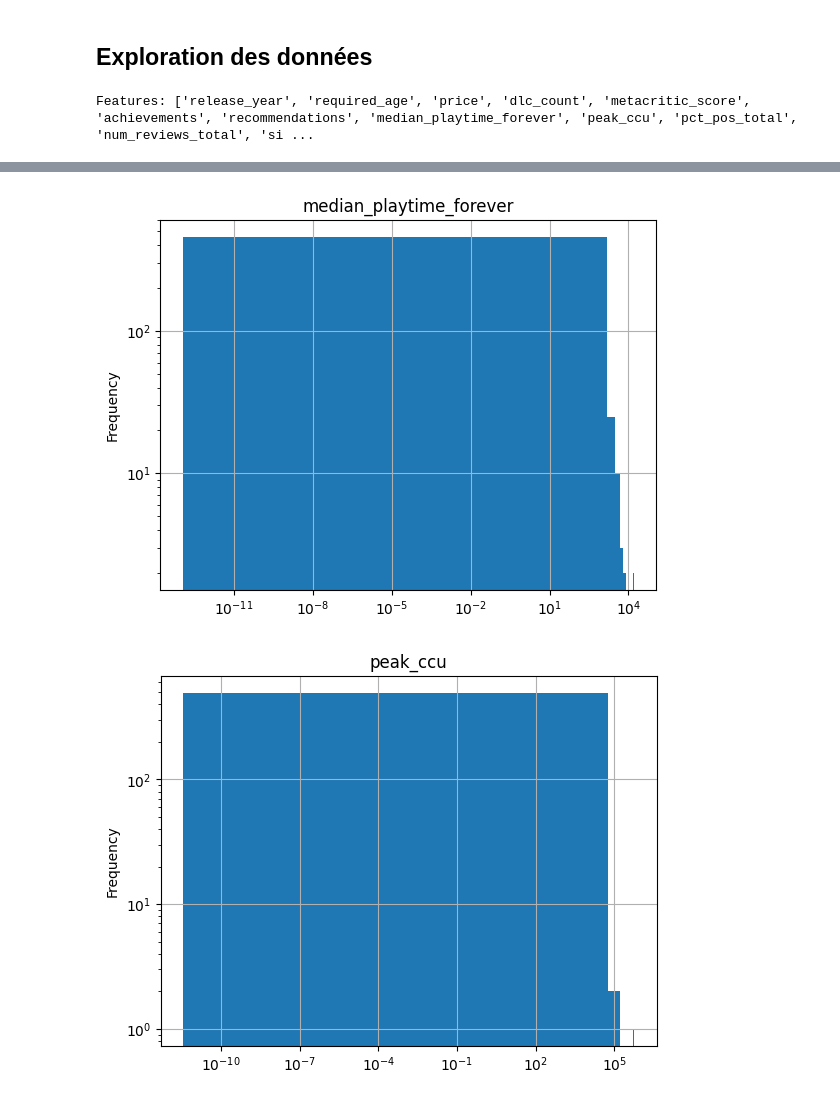
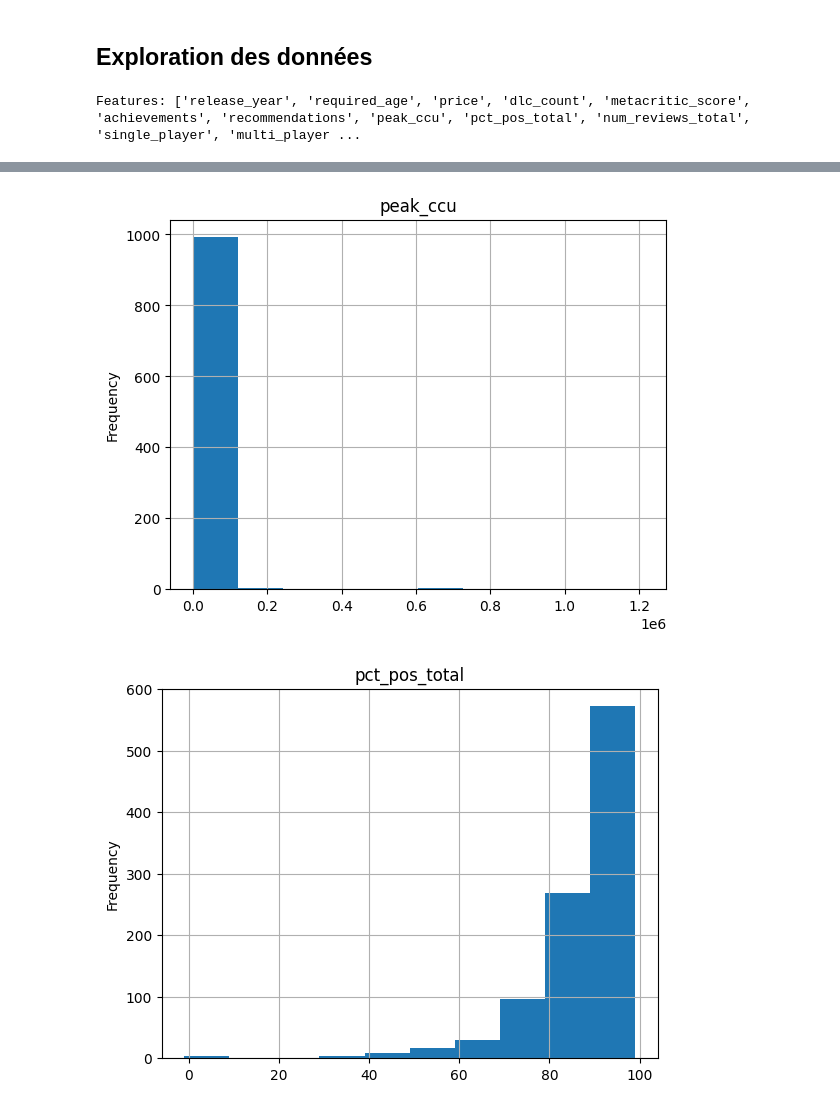
Before and after one commit to trietngh/5SIEC-clustering, a Jupyter notebook: tp2/TP_clustering.ipynb, the cells around one changed output, grey strips where cells are left out. Drawn from its saved outputs; the diff is of its cells as text; code cells hidden in the pictures.

```diff
--- a/tp2/TP_clustering.ipynb
+++ b/tp2/TP_clustering.ipynb
@@ -31,12 +54,13 @@ if ('appid' in df.columns):
     df = df.drop(columns=['appid'])
 
 ## Supprimer les jeux sans recommandations
-df = df[df['metacritic_score'] > 0]
-## Garder que 500 jeux avec le plus de recommandations
-df = df.nlargest(500, 'metacritic_score')
+# df = df[df['metacritic_score'] > 0]
+# df = df[df['recommendations'] > 500]
+## Garder que 100 jeux avec le plus de recommandations et sort par 'recommendations'
+df = df.nlargest(1000, 'recommendations').sort_values(by='recommendations', ascending=False)
 
 ## Supprimer 'positif' et 'negative' car redondant avec 'pct_pos_total'
-df = df.drop(columns=['positive', 'negative'])
+df = df.drop(columns=['positive', 'negative', 'median_playtime_forever'])
 
 ## Transformer 'release_date' en Année de sortie et changer le nom de la colonne
 df['release_date'] = pd.to_datetime(df['release_date'], errors='coerce').dt.year
@@ -53,5 +77,4 @@ df = df.drop(columns=['categories'])
 # Nombre d'échantillons et de features
 print("Number of samples:", df.shape[0])
 print("Number of features:", df.shape[1])
-df.head(10)
 # %% [output]
@@ -81,7 +93,7 @@ print("Features:", features)
 #histogrammes
 for x in features:
   plt.figure()
-  df[x].plot.hist(loglog=True)
+  df[x].plot.hist()
   plt.title(x)
   plt.grid()
 #même en affichant les données sous l'échelle logarithmique, on observe déjà des pics au niveau de 0 pour les données manquantes(le dataset n'est pas complet)
@@ -99,4 +111,4 @@ for x in features:
 
 # df.sort_values("negative", ascending=False).head(1)
 # %% [output]
-Features: ['release_year', 'required_age', 'price', 'dlc_count', 'metacritic_score', 'achievements', 'recommendations', 'median_playtime_forever', 'peak_ccu', 'pct_pos_total', 'num_reviews_total', 'si ...
+Features: ['release_year', 'required_age', 'price', 'dlc_count', 'metacritic_score', 'achievements', 'recommendations', 'peak_ccu', 'pct_pos_total', 'num_reviews_total', 'single_player', 'multi_player ...
@@ -110,2 +122,2 @@ Features: ['release_year', 'required_age', 'price', 'dlc_count', 'metacritic_sco
-[figure, old version]
+[figure, new version]
-[figure, old version]
+[figure, new version]
```
Also changed, not shown: parts of 16 cells of this notebook, 1 other file.
